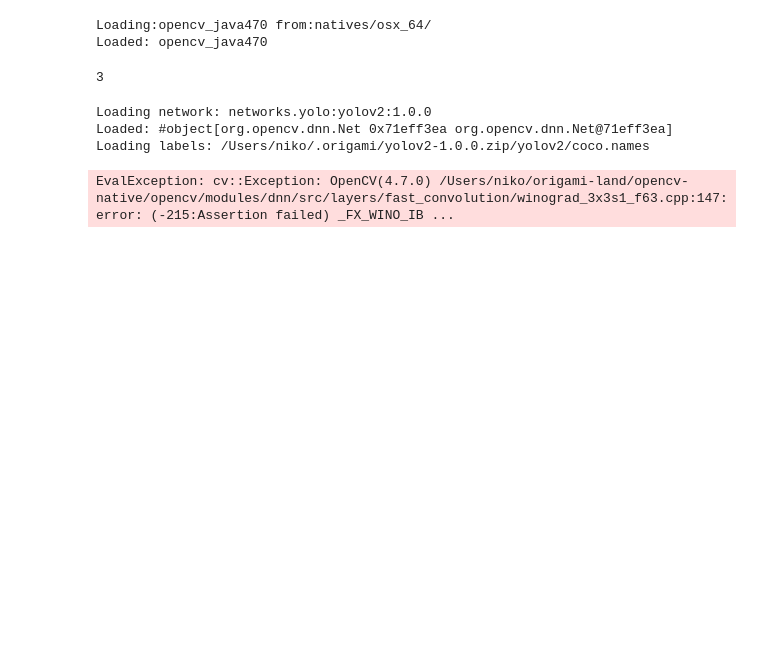
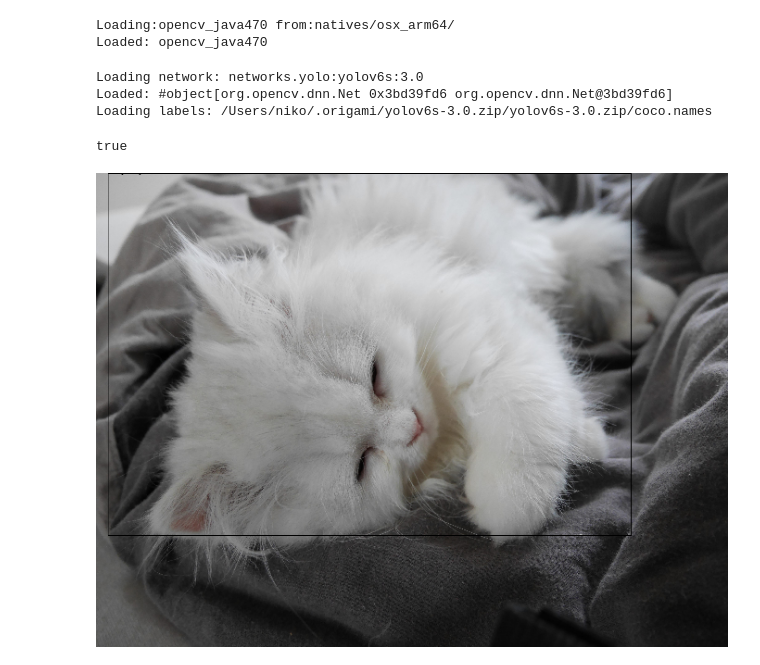
Before and after one commit to hellonico/opencv4_java_tutorial, a Jupyter notebook: jupyter/yolo.ipynb, the cells around one changed output. Drawn from its saved outputs; the diff is of its cells as text; code cells hidden in the pictures; blank space fills up the shorter version.

Commit message:
jupyters and filters

```diff
--- a/jupyter/yolo.ipynb
+++ b/jupyter/yolo.ipynb
@@ -3,13 +3,6 @@
 %mavenRepo hellonico https://repository.hellonico.info/repository/hellonico/
 %maven origami:origami:4.7.0-6
 %maven origami:filters:1.34
-
-import origami.Origami;
-import origami.Filter;
-import org.opencv.imgcodecs.Imgcodecs;
-import org.opencv.core.*;
-import origami.filters.detect.yolo.MyYolo;
-Origami.init();
 # %% [output]
-Loading:opencv_java470 from:natives/osx_64/
+Loading:opencv_java470 from:natives/osx_arm64/
 Loaded: opencv_java470
@@ -16,15 +16,16 @@ Loaded: opencv_java470
 # %%
 String url = "https://raw.githubusercontent.com/hellonico/origami-dnn/master/resources/marcel.jpg";
 Mat marcel = Origami.urlToMat(url);
-marcel.channels();
-# %% [output]
-3
 # %%
-MyYolo.V2 f = new MyYolo.V2();
+Filter f = new MyYolo.V6M();
 Mat output = f.apply(marcel);
 Imgcodecs.imwrite("yolo.jpg",output);
 # %% [output]
-Loading network: networks.yolo:yolov2:1.0.0
-Loaded: #object[org.opencv.dnn.Net 0x71eff3ea org.opencv.dnn.Net@71eff3ea]
-Loading labels: /Users/niko/.origami/yolov2-1.0.0.zip/yolov2/coco.names
+Loading network: networks.yolo:yolov6s:3.0
+Loaded: #object[org.opencv.dnn.Net 0x3bd39fd6 org.opencv.dnn.Net@3bd39fd6]
+Loading labels: /Users/niko/.origami/yolov6s-3.0.zip/yolov6s-3.0.zip/coco.names
-EvalException: cv::Exception: OpenCV(4.7.0) /Users/niko/origami-land/opencv-native/opencv/modules/dnn/src/layers/fast_convolution/winograd_3x3s1_f63.cpp:147: error: (-215:Assertion failed) _FX_WINO_IB ...
+true
+# %%
+Origami.matToBufferedImage(Origami.resize(output, 6));
+# %% [output]
+[figure, added]
```
Also changed, not shown: parts of 1 cell of this notebook.
